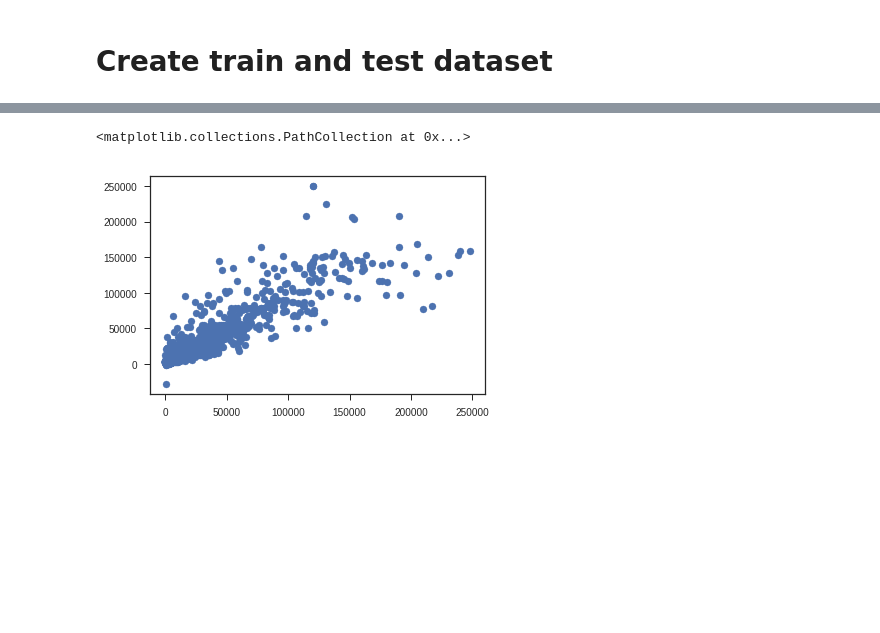
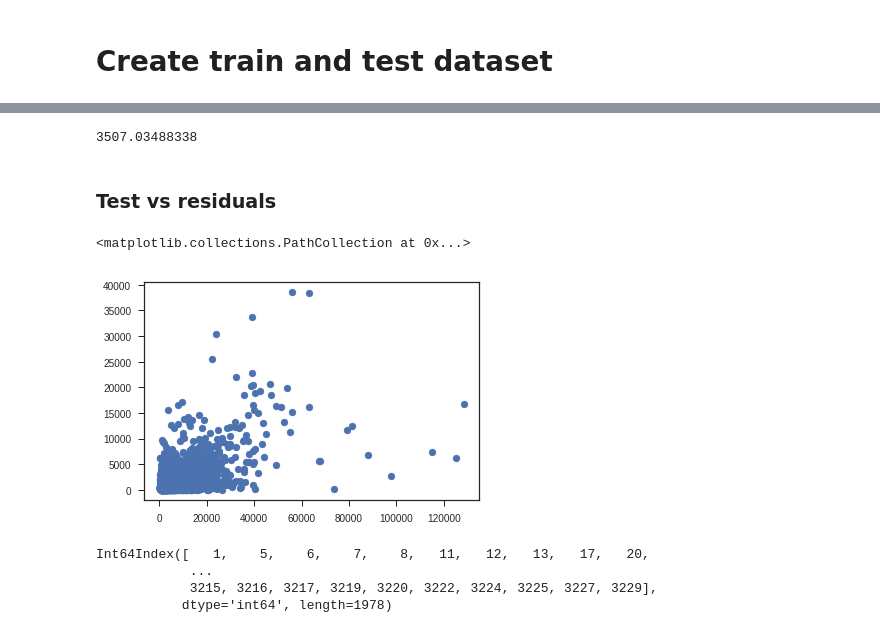
Before and after one commit to gvsi/instagram-like-predictor, a Jupyter notebook: NewDataset.ipynb, the cells around one changed output, grey strips where cells are left out. Drawn from its saved outputs; the diff is of its cells as text; code cells hidden in the pictures; blank space fills up the shorter version.

```diff
--- a/NewDataset.ipynb
+++ b/NewDataset.ipynb
@@ -153,7 +170,8 @@ selection = []
 for i in range(0,np.max(processed["aliasNum"],axis=0)):
     numFollowers=np.append(numFollowers, processed[processed["aliasNum"]==i]['numberFollowers'].iloc[0])
     avgLikes=np.append(avgLikes, np.sum(processed[processed["aliasNum"]==i]["numberLikes"])/len(processed[processed["aliasNum"]==i]))
-    if (avgLikes[i]<200000 and processed[processed["aliasNum"]==i]['numberFollowers'].iloc[0]<10000000):
+    processed.loc[processed["aliasNum"]==i, 'ratio']=avgLikes[i]
+    if (avgLikes[i]<200000 and processed[processed["aliasNum"]==i]['numberFollowers'].iloc[0]<1000000):
         selection=np.append(selection, i)
 # %%
 pd.DataFrame(selection).describe()
@@ -180,6 +198,8 @@ po.describe()
 | 50% | 0.02 |
 | 75% | 0.03 |
 | max | 0.17 |
+# %%
+processed = pd.concat([processed, nlp], axis=1)
 # %%
 filtered=processed[processed['aliasNum'].isin(selection)]
 filtered.describe()
@@ -227,7 +248,7 @@ modified = modified.reset_index(drop=True)
 # %% [markdown]
 ### Convert website to categorical features
 # %%
-modified['youtube']=modified['website'].str.contains("youtube|youtu", na=False).astype(int)
+modified['you']=modified['website'].str.contains("youtube|youtu", na=False).astype(int)
 modified['music']=modified['website'].str.contains("soundcloud|spoti", na=False).astype(int)
 modified['tumblr']=modified['website'].str.contains("tumblr", na=False).astype(int)
 modified['facebook']=modified['website'].str.contains("facebook", na=False).astype(int)
@@ -294,5 +350,5 @@ X_train, X_test, y_train, y_test = train_test_split(modified, y, test_size=0.2,
 # %%
-model_xgb = xgb.XGBRegressor(max_depth=3, learning_rate=0.48, n_estimators=361)
+model_xgb = xgb.XGBRegressor(max_depth=4, learning_rate=0.01, n_estimators=596)
 model_xgb.fit(X_train, y_train)
 y_pred = model_xgb.predict(X_test)
 RMSE = mean_squared_error(y_test, y_pred)**0.5
@@ -302,5 +428,12 @@ print(RMSE)
+# %%
+RMSE = mean_squared_error(y_test, X_test['ratio'])**0.5
+print(RMSE)
+# %% [output]
+3507.03488338
+# %% [markdown]
+### Test vs residuals
 # %%
-plt.scatter(y_test, y_pred)
+plt.scatter(y_test, abs(y_pred-y_test))
 # %% [output]
 <matplotlib.collections.PathCollection at 0x...>
-[figure, old version]
+[figure, new version]
@@ -306,0 +445,7 @@ plt.scatter(y_test, y_pred)
+# %%
+true[(true<10000).values].index
+# %% [output]
+Int64Index([   1,    5,    6,    7,    8,   11,   12,   13,   17,   20,
+            ...
+            3215, 3216, 3217, 3219, 3220, 3222, 3224, 3225, 3227, 3229],
+           dtype='int64', length=1978)
```
Also changed, not shown: parts of 35 cells of this notebook.
